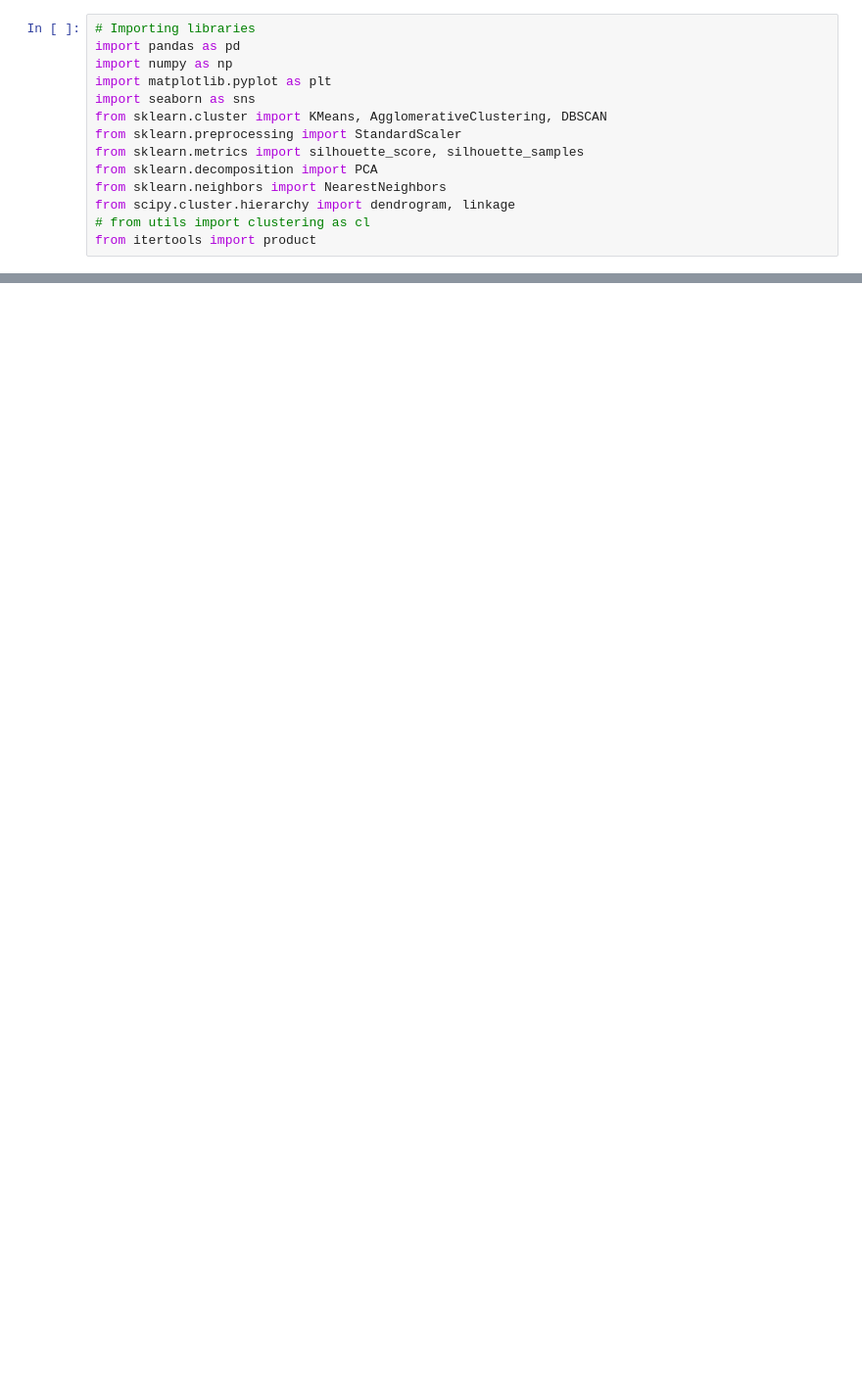
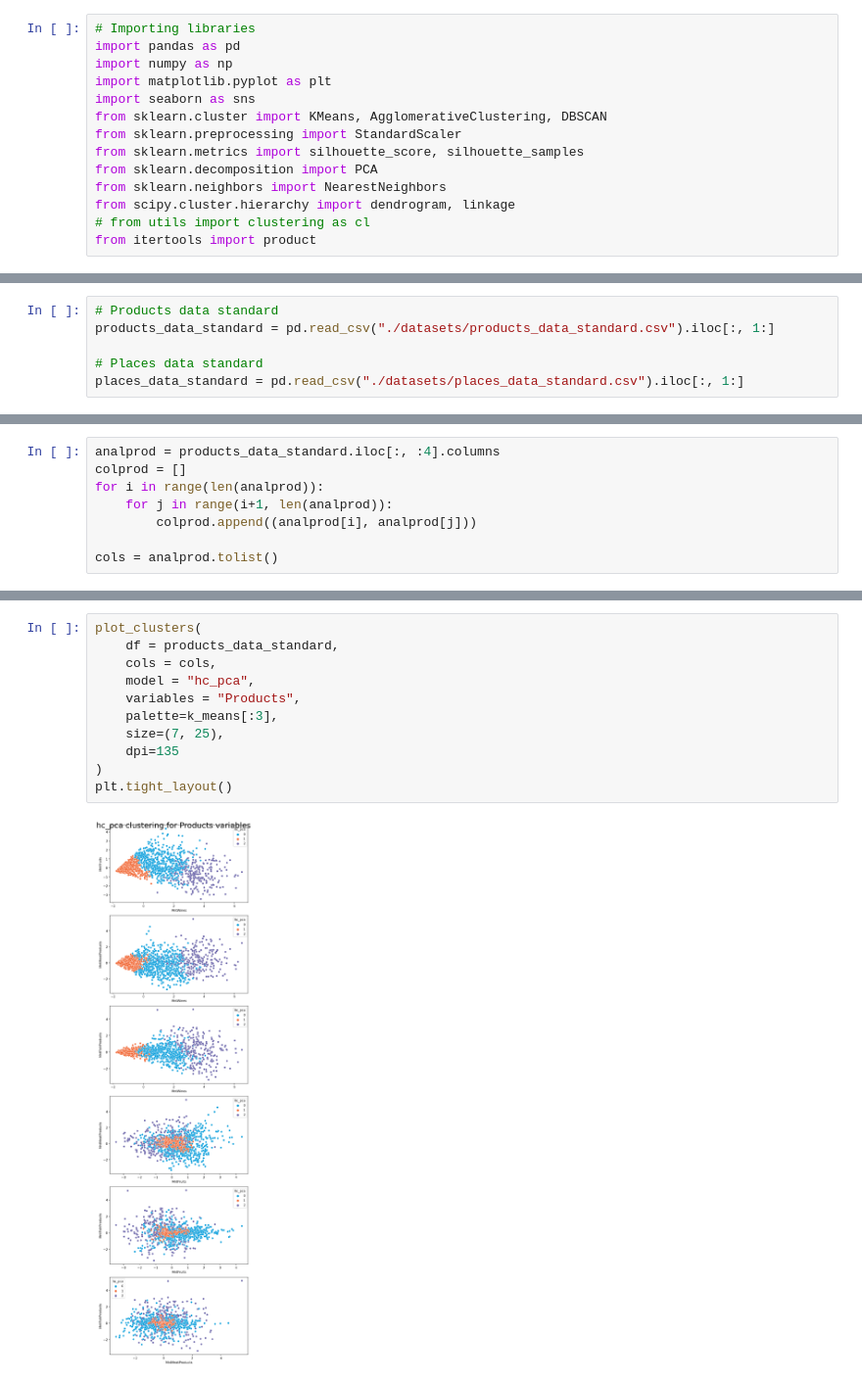
Before and after one commit to marlon-cooh/clustering, a Jupyter notebook: customer_analysis/2-customer_clustering_analysis.ipynb, the cells around one changed output, grey strips where cells are left out. Shown at 98% size. Drawn from its saved outputs; the diff is of its cells as text; blank space fills up the shorter version.

```diff
--- a/customer_analysis/2-customer_clustering_analysis.ipynb
+++ b/customer_analysis/2-customer_clustering_analysis.ipynb
@@ -19,0 +23,6 @@ ModuleNotFoundError: No module named 'utils'
+# %%
+# Products data standard
+products_data_standard = pd.read_csv("./datasets/products_data_standard.csv").iloc[:, 1:]
+
+# Places data standard
+places_data_standard = pd.read_csv("./datasets/places_data_standard.csv").iloc[:, 1:]
@@ -19,0 +65,8 @@ ModuleNotFoundError: No module named 'utils'
+# %%
+analprod = products_data_standard.iloc[:, :4].columns
+colprod = []
+for i in range(len(analprod)):
+    for j in range(i+1, len(analprod)):
+        colprod.append((analprod[i], analprod[j]))
+
+cols = analprod.tolist()
@@ -19,0 +83,13 @@ ModuleNotFoundError: No module named 'utils'
+# %%
+plot_clusters(
+    df = products_data_standard,
+    cols = cols,
+    model = "hc_pca",
+    variables = "Products",
+    palette=k_means[:3],
+    size=(7, 25),
+    dpi=135
+)
+plt.tight_layout()
+# %% [output]
+[figure, added]
```
Also changed, not shown: parts of 6 cells of this notebook, 3 other files.
